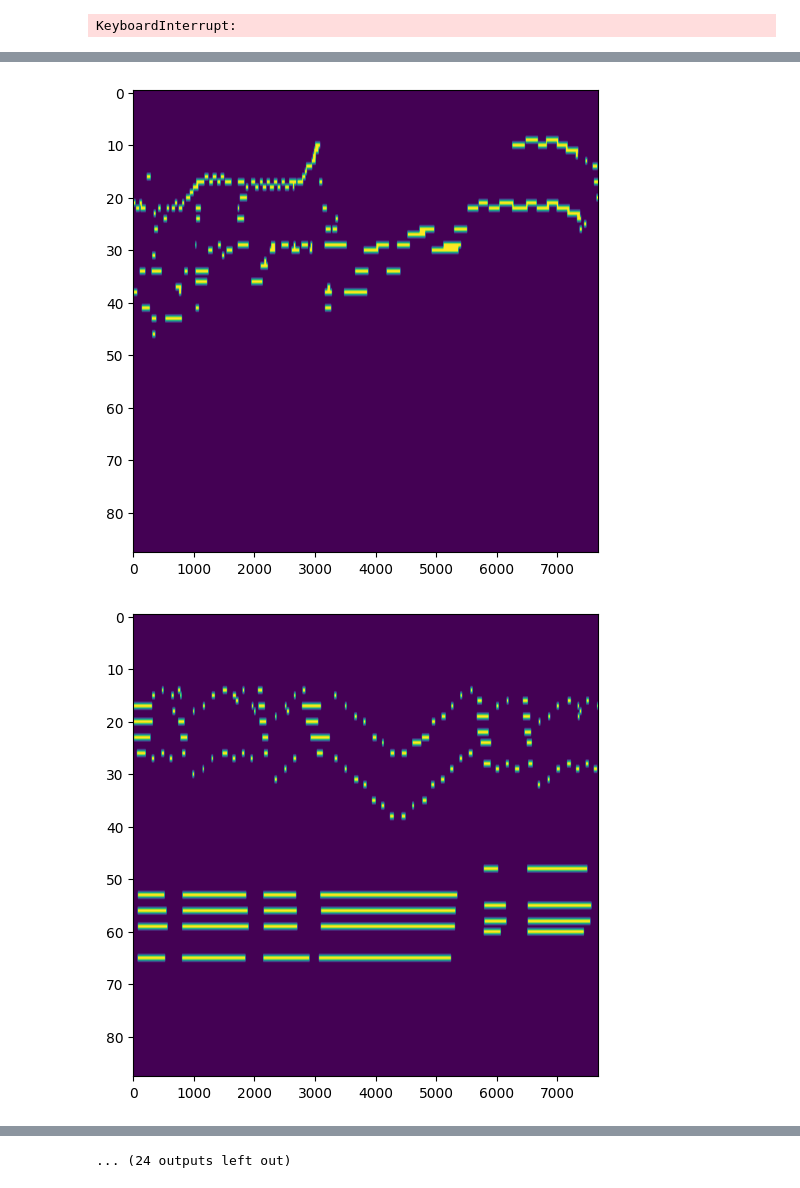
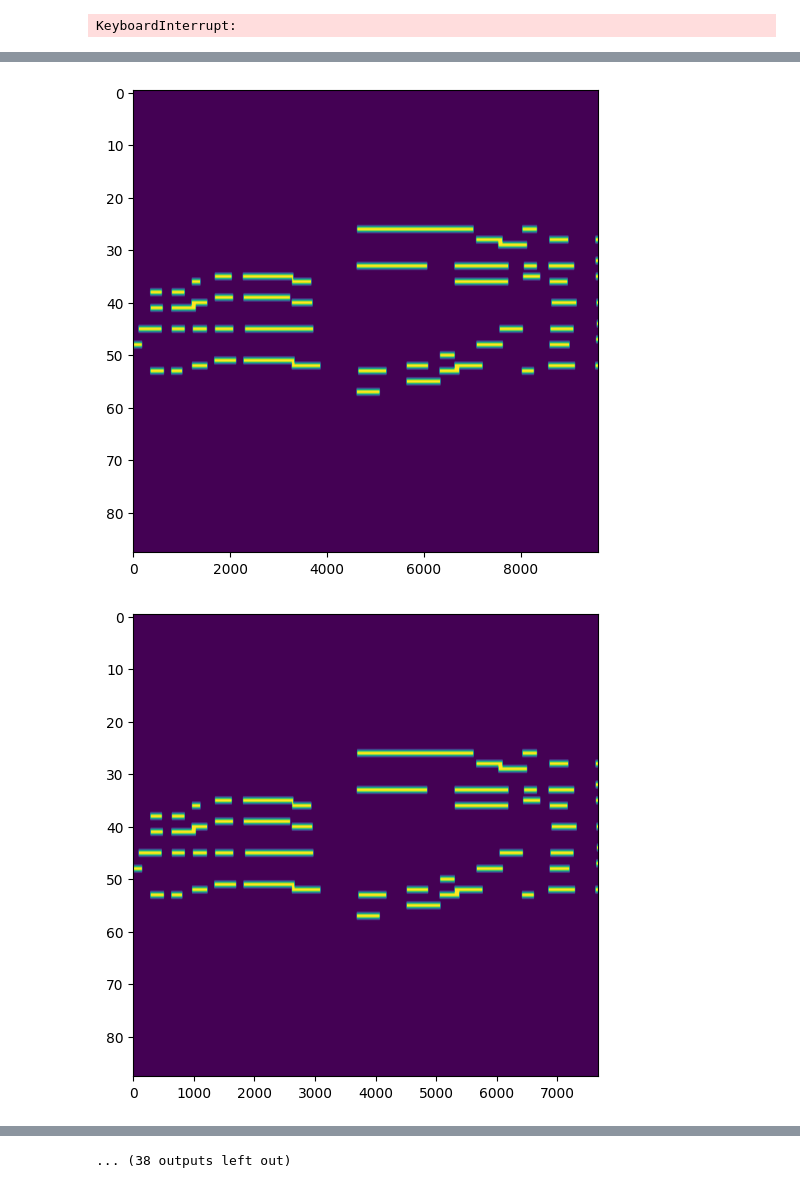
Before and after one commit to AlbyYuggle/NeuralMusicTranscription, a Jupyter notebook: parseMidi.ipynb, the cells around one changed output, grey strips where cells are left out. Saved outputs shown, nothing was run; the diff lists cells and outputs as text; code cells hidden in the pictures.

```diff
--- a/parseMidi.ipynb
+++ b/parseMidi.ipynb
@@ -114,7 +114,9 @@ for fname in fnames:
         continue
     #print(fname)
     mid = mido.MidiFile(fname, clip=True)
-
+    mticks = mid.ticks_per_beat
+    if(mticks == 384):
+        continue
     tempo = 500000
     for msg in mid.tracks[0]:
         if(msg.type == 'set_tempo'):
@@ -122,7 +124,7 @@ for fname in fnames:
             break
 
     mlen = mid.length
-    mticks = mid.ticks_per_beat
+
     #print(mticks)
     out = np.zeros((88, int(mido.second2tick(mlen, mticks, tempo))+1), dtype=np.int8)
     indxs = np.zeros(88)
@@ -163,11 +165,11 @@ for fname in fnames:
             tempt = int(mido.second2tick(10, 384, tempo))
             # fig, ax = plt.subplots(figsize=(6,6))
             # ax.imshow(out[:, i:i+t], aspect='auto')
-            temp = sk.transform.resize(out[:, i:i+t], (88, tempt))
+            temp = sk.transform.resize(out[:, i:i+t], (88, tempt), order=0)
             # fig, ax = plt.subplots(figsize=(6,6))
             # ax.imshow(temp, aspect='auto')
             # print(temp.shape)
-            torch.save(torch.tensor(np.round(temp).astype(np.int8)), save_directory+"/"+f[:-5]+"_"+str(i//(t))+".pt")
+            torch.save(torch.tensor(temp.astype(np.int8)), save_directory+"/"+f[:-5]+"_"+str(i//(t))+".pt")
         else:
             torch.save(torch.tensor(out[:, i:i+t]), save_directory+"/"+f[:-5]+"_"+str(i//(t))+".pt")
 # %%
@@ -180,7 +182,7 @@ save_directory = "mid"
 
 #    os.mkdir("./mel")
 
-dirnames = [f for f in os.listdir(directory) if isdir(join(directory, f))]
+dirnames = ['2017']
 
 
 
@@ -242,11 +244,11 @@ for fname in fnames:
         #
         if(mticks != 384):
             tempt = int(mido.second2tick(10, 384, tempo))
-            # fig, ax = plt.subplots(figsize=(6,6))
-            # ax.imshow(out[:, i:i+t], aspect='auto')
-            temp = sk.transform.resize(out[:, i:i+t], (88, tempt))
             fig, ax = plt.subplots(figsize=(6,6))
-            ax.imshow(temp, aspect='auto')
+            ax.imshow(out[:, i:i+t], aspect='auto')
+            temp = sk.transform.resize(out[:, i:i+t], (88, tempt), order=0)
+            fig, ax = plt.subplots(figsize=(6,6))
+            ax.imshow(temp.astype(np.int8), aspect='auto')
             print(temp.shape)
         else:
             fig, ax = plt.subplots(figsize=(6,6))
@@ -285,2 +294,2 @@ mid/2006/MIDI-Unprocessed_07_R1_2006_01-04_ORIG_MID--AUDIO_07_R1_2006_04_Track04
-[figure, old version]
+[figure, new version]
-[figure, old version]
+[figure, new version]
@@ -288,3 +296,3 @@ mid/2006/MIDI-Unprocessed_07_R1_2006_01-04_ORIG_MID--AUDIO_07_R1_2006_04_Track04
-... (24 outputs left out)
+... (38 outputs left out)
 # %%
 
```
Also changed, not shown: parts of 2 cells of this notebook, 1 other file.
